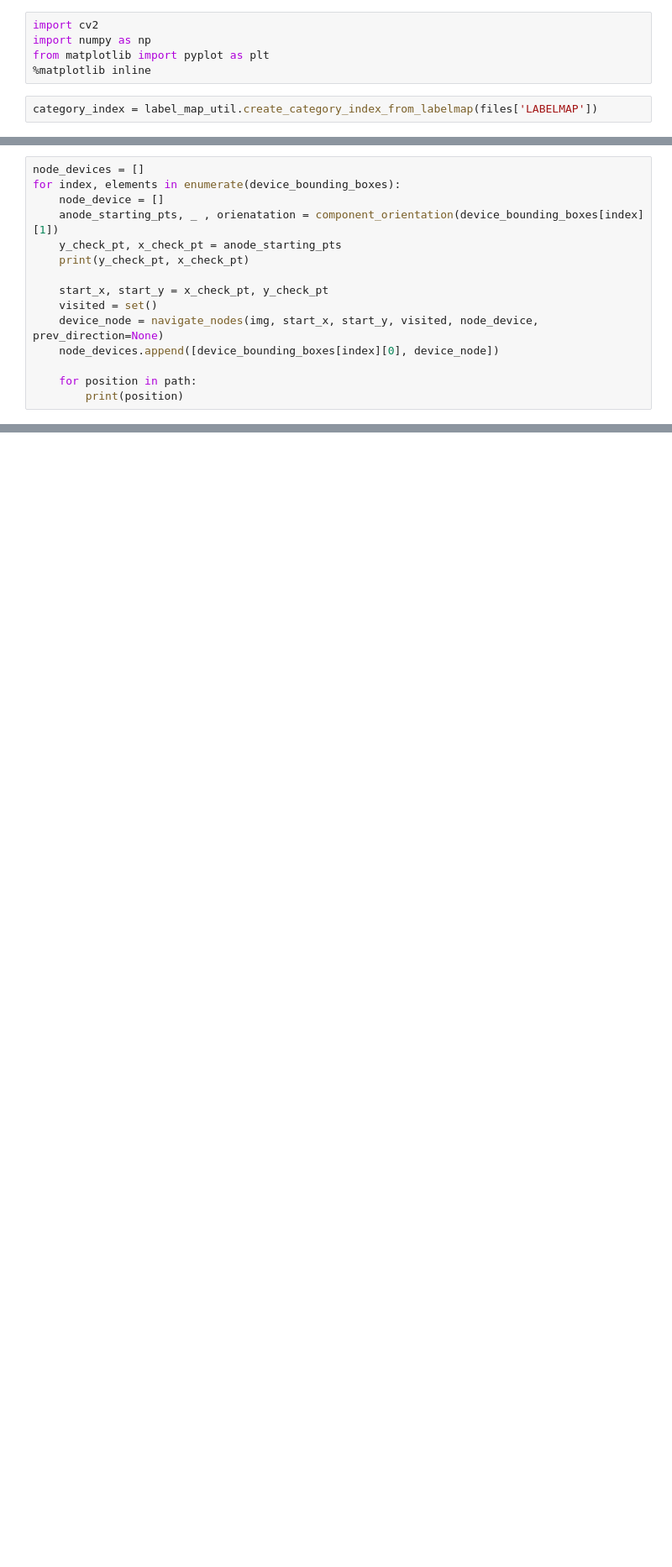
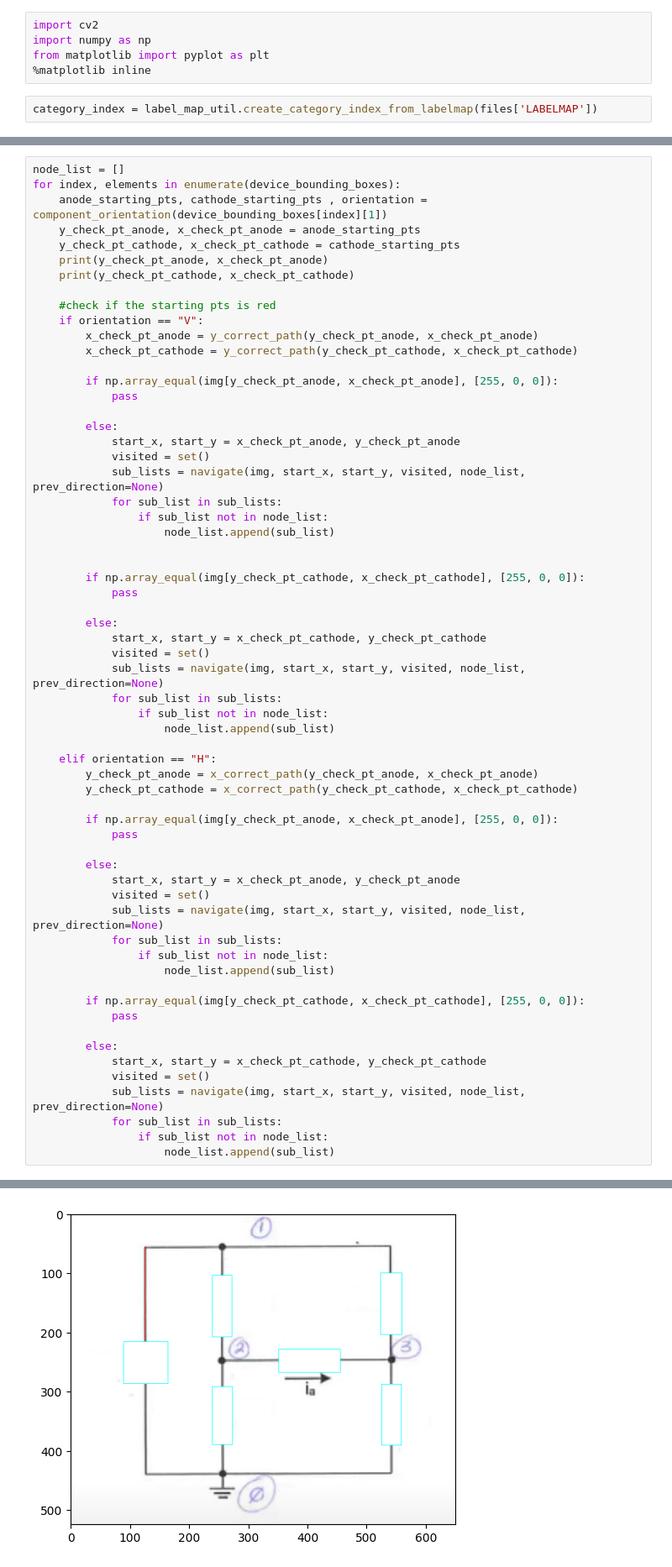
Before and after one commit to Wfdo97/Image2Netlist, a Jupyter notebook: Full Pipeline.ipynb, the cells around one changed output, grey strips where cells are left out. Shown at 84% size. Drawn from its saved outputs; the diff is of its cells as text; blank space fills up the shorter version.

Commit message:
Fixed the node selection algorithm and tested it for anode and cathode of the devices

```diff
--- a/Full Pipeline.ipynb
+++ b/Full Pipeline.ipynb
@@ -764,15 +531,0 @@ def navigate_nodes(img, x_check_pt, y_check_pt, visited, node_device, prev_direc
-# %%
-node_devices = []
-for index, elements in enumerate(device_bounding_boxes):
-    node_device = []
-    anode_starting_pts, _ , orienatation = component_orientation(device_bounding_boxes[index][1])
-    y_check_pt, x_check_pt = anode_starting_pts
-    print(y_check_pt, x_check_pt)
-
-    start_x, start_y = x_check_pt, y_check_pt
-    visited = set()
-    device_node = navigate_nodes(img, start_x, start_y, visited, node_device, prev_direction=None)
-    node_devices.append([device_bounding_boxes[index][0], device_node])
-
-    for position in path:
-        print(position)
@@ -863,0 +561,63 @@ node_list
+# %%
+node_list = []
+for index, elements in enumerate(device_bounding_boxes):
+    anode_starting_pts, cathode_starting_pts , orientation = component_orientation(device_bounding_boxes[index][1])
+    y_check_pt_anode, x_check_pt_anode = anode_starting_pts
+    y_check_pt_cathode, x_check_pt_cathode = cathode_starting_pts
+    print(y_check_pt_anode, x_check_pt_anode)
+    print(y_check_pt_cathode, x_check_pt_cathode)
+
+    #check if the starting pts is red
+    if orientation == "V":
+        x_check_pt_anode = y_correct_path(y_check_pt_anode, x_check_pt_anode)
+        x_check_pt_cathode = y_correct_path(y_check_pt_cathode, x_check_pt_cathode)
+
+        if np.array_equal(img[y_check_pt_anode, x_check_pt_anode], [255, 0, 0]):
+            pass
+
+        else:
+            start_x, start_y = x_check_pt_anode, y_check_pt_anode
+            visited = set()
+            sub_lists = navigate(img, start_x, start_y, visited, node_list, prev_direction=None)
+            for sub_list in sub_lists:
+                if sub_list not in node_list:
+                    node_list.append(sub_list)
+
+
+        if np.array_equal(img[y_check_pt_cathode, x_check_pt_cathode], [255, 0, 0]):
+            pass
+
+        else:
+            start_x, start_y = x_check_pt_cathode, y_check_pt_cathode
+            visited = set()
+            sub_lists = navigate(img, start_x, start_y, visited, node_list, prev_direction=None)
+            for sub_list in sub_lists:
+                if sub_list not in node_list:
+                    node_list.append(sub_list)
+
+    elif orientation == "H":
+        y_check_pt_anode = x_correct_path(y_check_pt_anode, x_check_pt_anode)
+        y_check_pt_cathode = x_correct_path(y_check_pt_cathode, x_check_pt_cathode)
+
+        if np.array_equal(img[y_check_pt_anode, x_check_pt_anode], [255, 0, 0]):
+            pass
+
+        else:
+            start_x, start_y = x_check_pt_anode, y_check_pt_anode
+            visited = set()
+            sub_lists = navigate(img, start_x, start_y, visited, node_list, prev_direction=None)
+            for sub_list in sub_lists:
+                if sub_list not in node_list:
+                    node_list.append(sub_list)
+
+        if np.array_equal(img[y_check_pt_cathode, x_check_pt_cathode], [255, 0, 0]):
+            pass
+
+        else:
+            start_x, start_y = x_check_pt_cathode, y_check_pt_cathode
+            visited = set()
+            sub_lists = navigate(img, start_x, start_y, visited, node_list, prev_direction=None)
+            for sub_list in sub_lists:
+                if sub_list not in node_list:
+                    node_list.append(sub_list)
+# %% [output]
@@ -863,0 +630 @@ node_list
+[figure, added]
```
Also changed, not shown: parts of 34 cells of this notebook.
